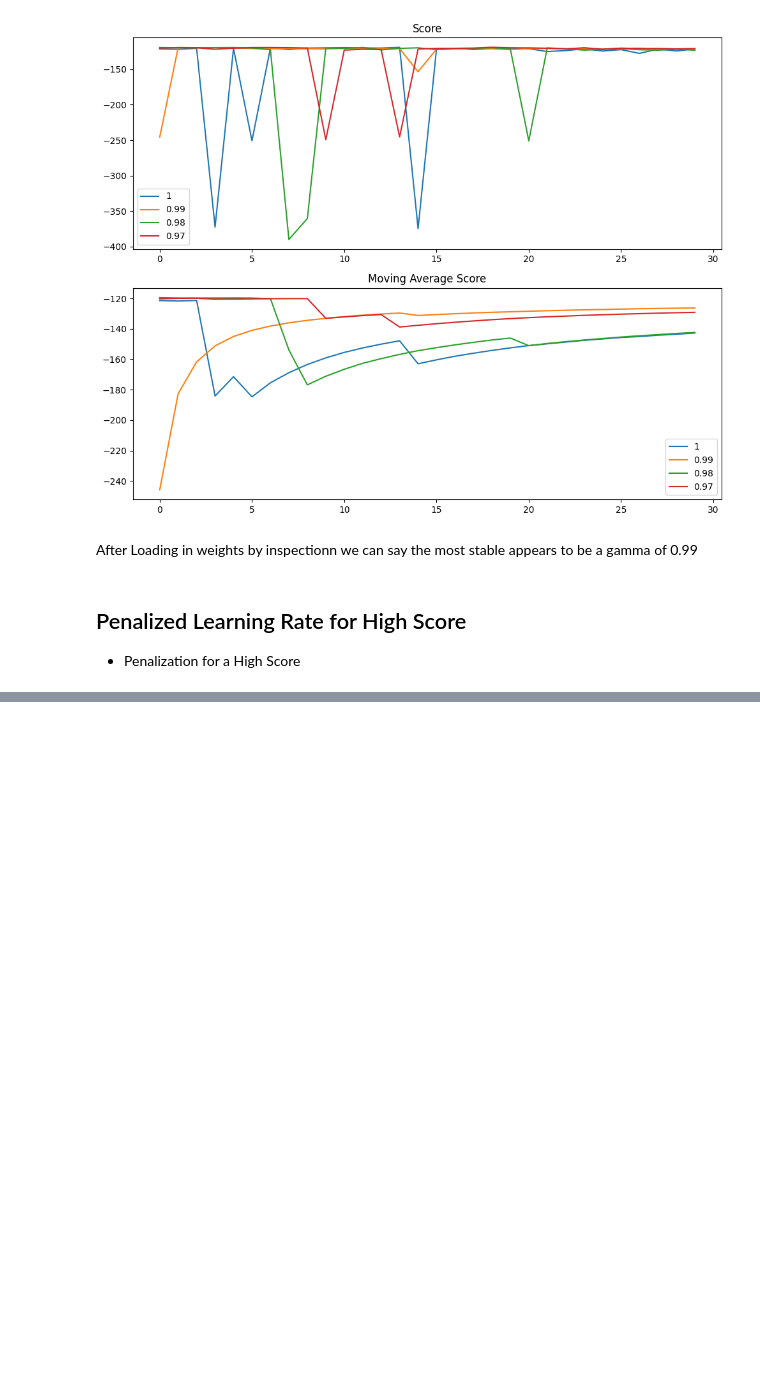
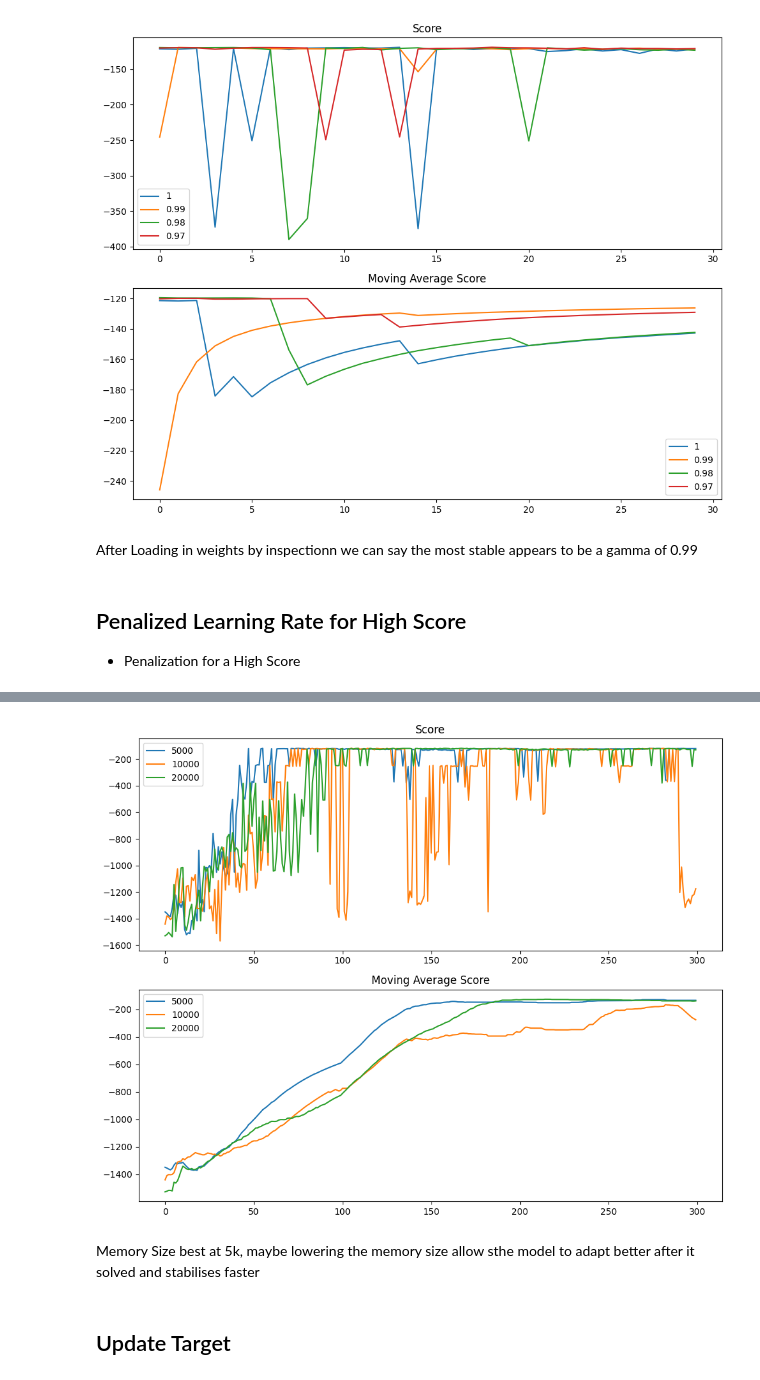
Before and after one commit to jeffpatel71/DELE_CA2, a Jupyter notebook: Finale-Finished copy.ipynb, the cells around one changed output, grey strips where cells are left out. Cells and saved outputs as stored; diff of their text form; code cells hidden in the pictures; blank space fills up the shorter version.

```diff
--- a/Finale-Finished copy.ipynb
+++ b/Finale-Finished copy.ipynb
@@ -607,0 +603,8 @@ STOP
+# %%
+memory_size_scores = []
+memory_size_average = []
+for i in MemorySize:
+    dqn = DQN(InputShape = 3, NActions = 40, Gamma = 0.98, low_penalty= 1.1, low_score_epsilon=0.005, MemorySize=i)
+    scores, average = RunEpisodes(dqn, EPISODES, save_weights=f'MemorySize_{i}.h5', load_weights=False)
+    memory_size_scores.append(scores)
+    memory_size_average.append(average)
@@ -607,0 +629,22 @@ STOP
+# %%
+plt.figure(figsize=(10, 8))
+
+plt.subplot(2,1,1)
+for i in range(len(MemorySize)):
+    sns.lineplot(x=episode_number, y=memory_size_scores[i], label=MemorySize[i])
+plt.title('Score')
+
+# Moving Average Score
+plt.subplot(2, 1, 2)
+for i in range (len(MemorySize)):
+    sns.lineplot(x=episode_number, y=memory_size_average[i], label=MemorySize[i])
+plt.title('Moving Average Score')
+
+plt.tight_layout()
+plt.show()
+# %% [output]
+[figure, added]
+# %% [markdown]
+Memory Size best at 5k, maybe lowering the memory size allow sthe model to adapt better after it solved and stabilises faster
+# %% [markdown]
+## Update Target
```
Also changed, not shown: parts of 28 cells of this notebook, 48 other files.
